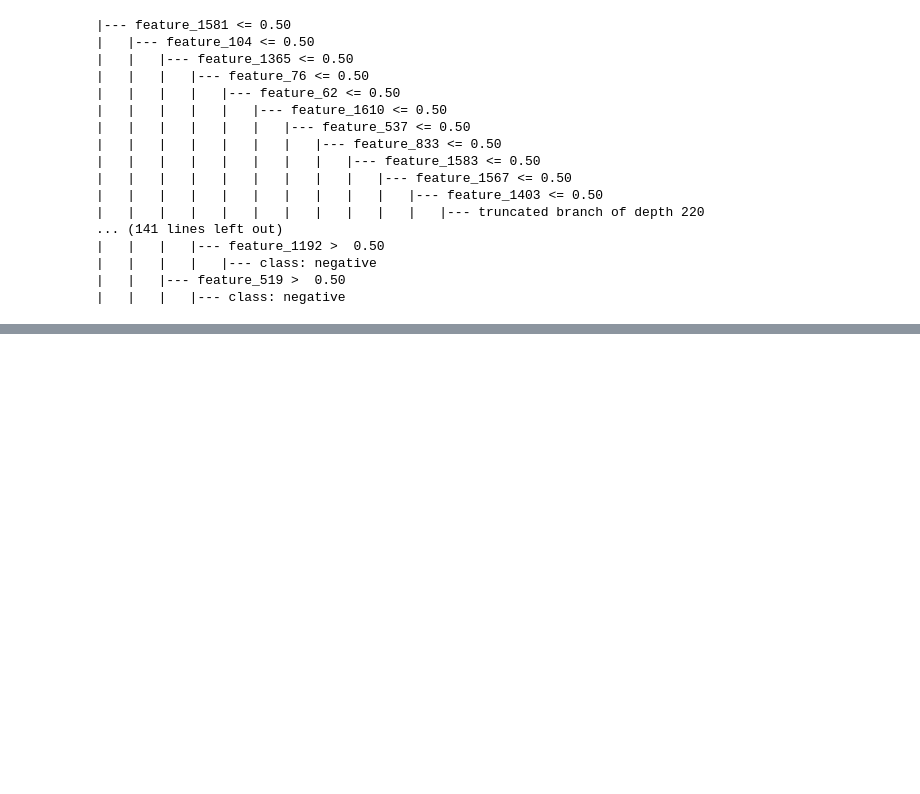
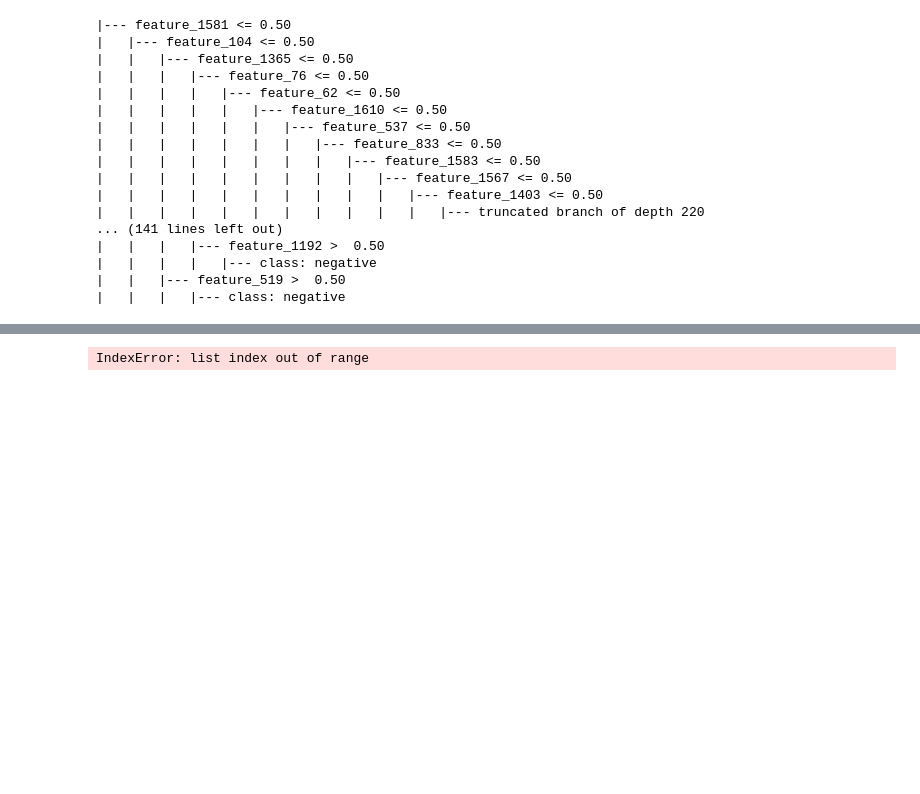
Before and after one commit to dg291996/Sentiment-Analysis-Apple-Vision-ProVi, a Jupyter notebook: Decision Trees.ipynb, the cells around one changed output, grey strips where cells are left out. Cells and saved outputs as stored; diff of their text form; code cells hidden in the pictures; blank space fills up the shorter version.

```diff
--- a/Decision Trees.ipynb
+++ b/Decision Trees.ipynb
@@ -154,0 +152,2 @@ ExecutableNotFound: failed to execute WindowsPath('dot'), make sure the Graphviz
+# %%
+trimmed_fn = fn[0:100]
@@ -154,0 +181,8 @@ ExecutableNotFound: failed to execute WindowsPath('dot'), make sure the Graphviz
+# %%
+plt.figure(figsize=(20,10))
+plot_tree(clf, filled=True, feature_names=trimmed_fn, class_names=cn)
+#plt.savefig('decision_tree_big.png')
+plt.show()
+# %% [output]
+IndexError: list index out of range
+[figure, added]
```
Also changed, not shown: parts of 16 cells of this notebook.
